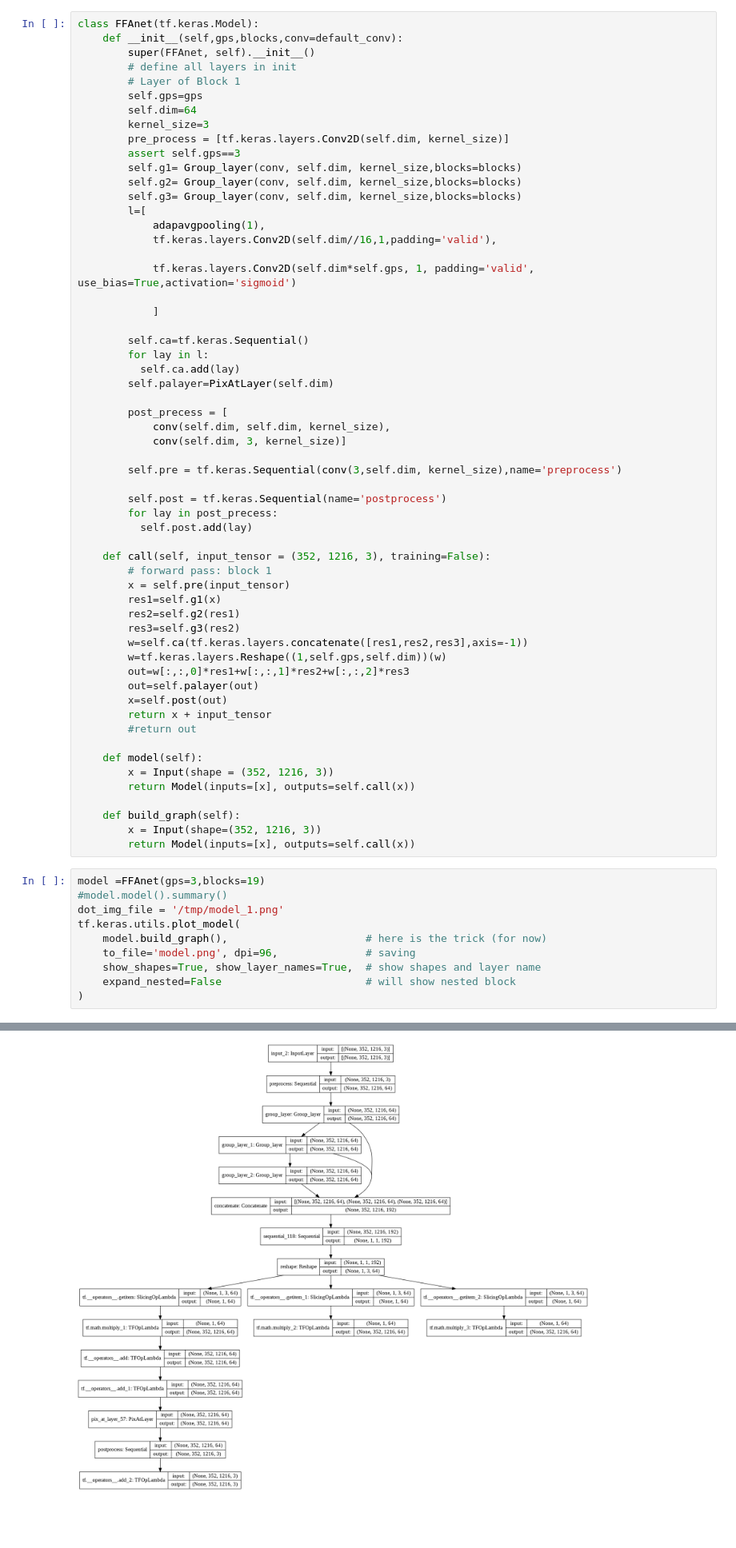
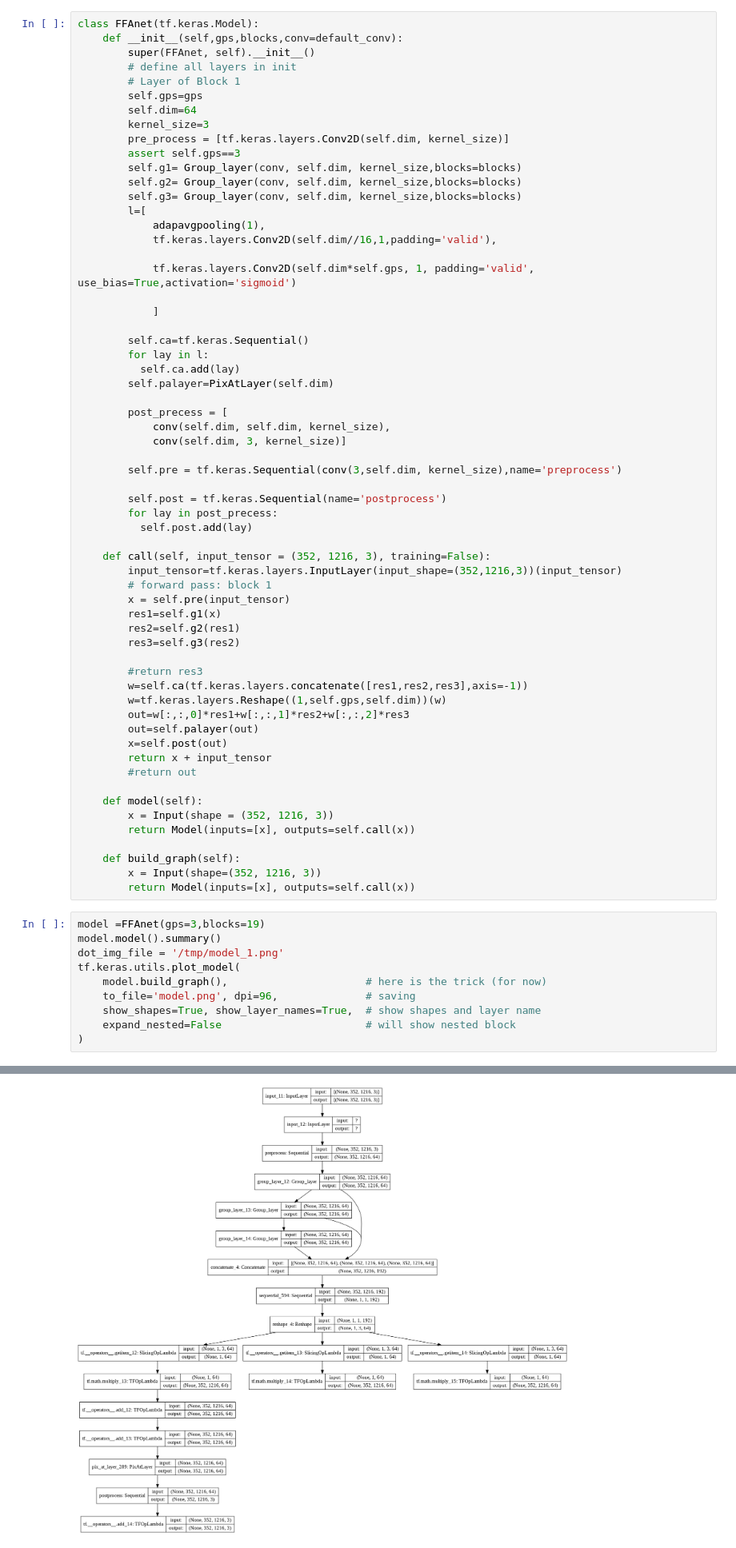
Before and after one commit to abubakrsiddq/ImageDehazing, a Jupyter notebook: models/FFA-net/ffa_kitti.ipynb, the cells around one changed output, grey strips where cells are left out. Shown at 80% size. Saved outputs shown, nothing was run; the diff lists cells and outputs as text; blank space fills up the shorter version.

```diff
--- a/models/FFA-net/ffa_kitti.ipynb
+++ b/models/FFA-net/ffa_kitti.ipynb
@@ -298,11 +298,14 @@ class FFAnet(tf.keras.Model):
           self.post.add(lay)
 
     def call(self, input_tensor = (352, 1216, 3), training=False):
+        input_tensor=tf.keras.layers.InputLayer(input_shape=(352,1216,3))(input_tensor)
         # forward pass: block 1
         x = self.pre(input_tensor)
         res1=self.g1(x)
         res2=self.g2(res1)
         res3=self.g3(res2)
+
+        #return res3
         w=self.ca(tf.keras.layers.concatenate([res1,res2,res3],axis=-1))
         w=tf.keras.layers.Reshape((1,self.gps,self.dim))(w)
         out=w[:,:,0]*res1+w[:,:,1]*res2+w[:,:,2]*res3
@@ -320,7 +323,7 @@ class FFAnet(tf.keras.Model):
         return Model(inputs=[x], outputs=self.call(x))
 # %%
 model =FFAnet(gps=3,blocks=19)
-#model.model().summary()
+model.model().summary()
 dot_img_file = '/tmp/model_1.png'
 tf.keras.utils.plot_model(
     model.build_graph(),                      # here is the trick (for now)
@@ -332,4 +352,4 @@ tf.keras.utils.plot_model(
-[figure, old version]
+[figure, new version]
 # %% [markdown]
 # Transfer Learning
 # %%
```
Also changed, not shown: parts of 4 cells of this notebook.
